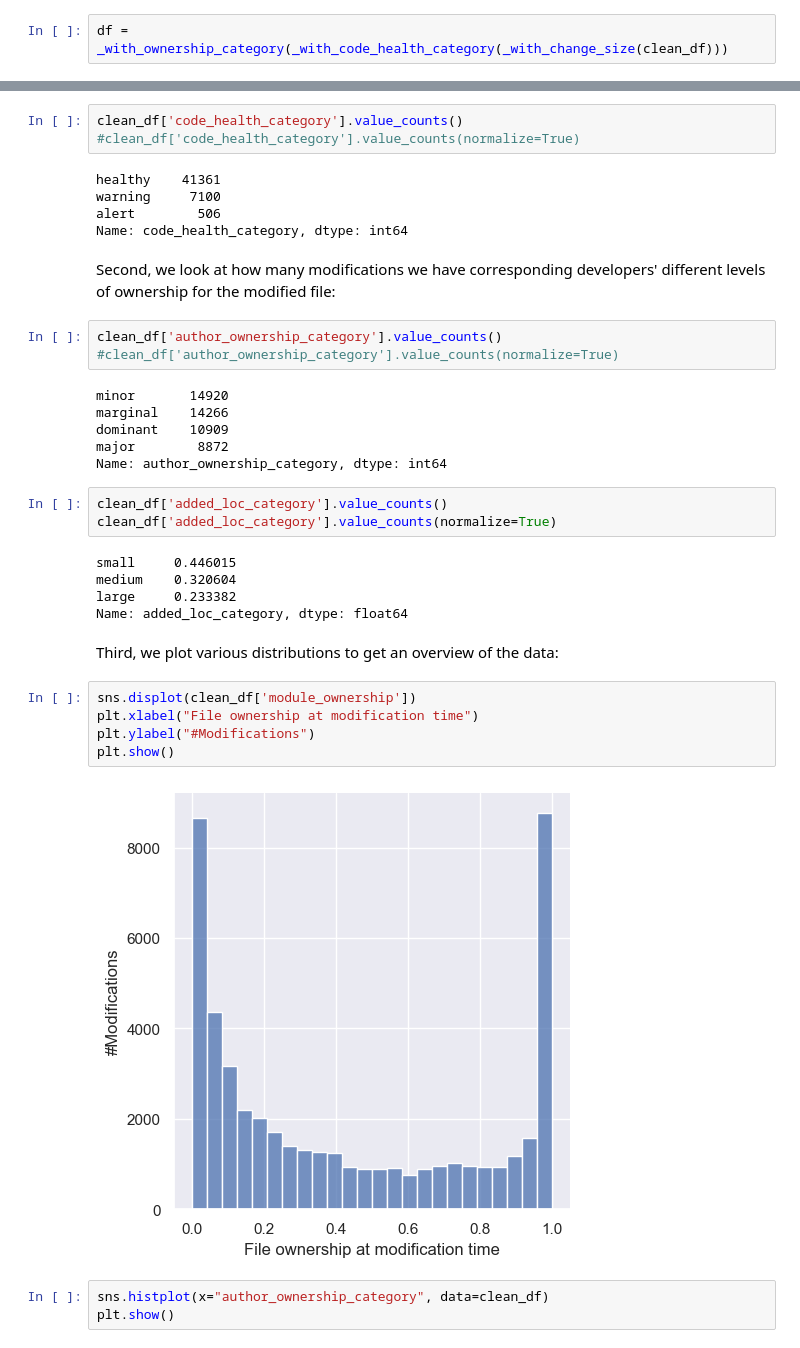
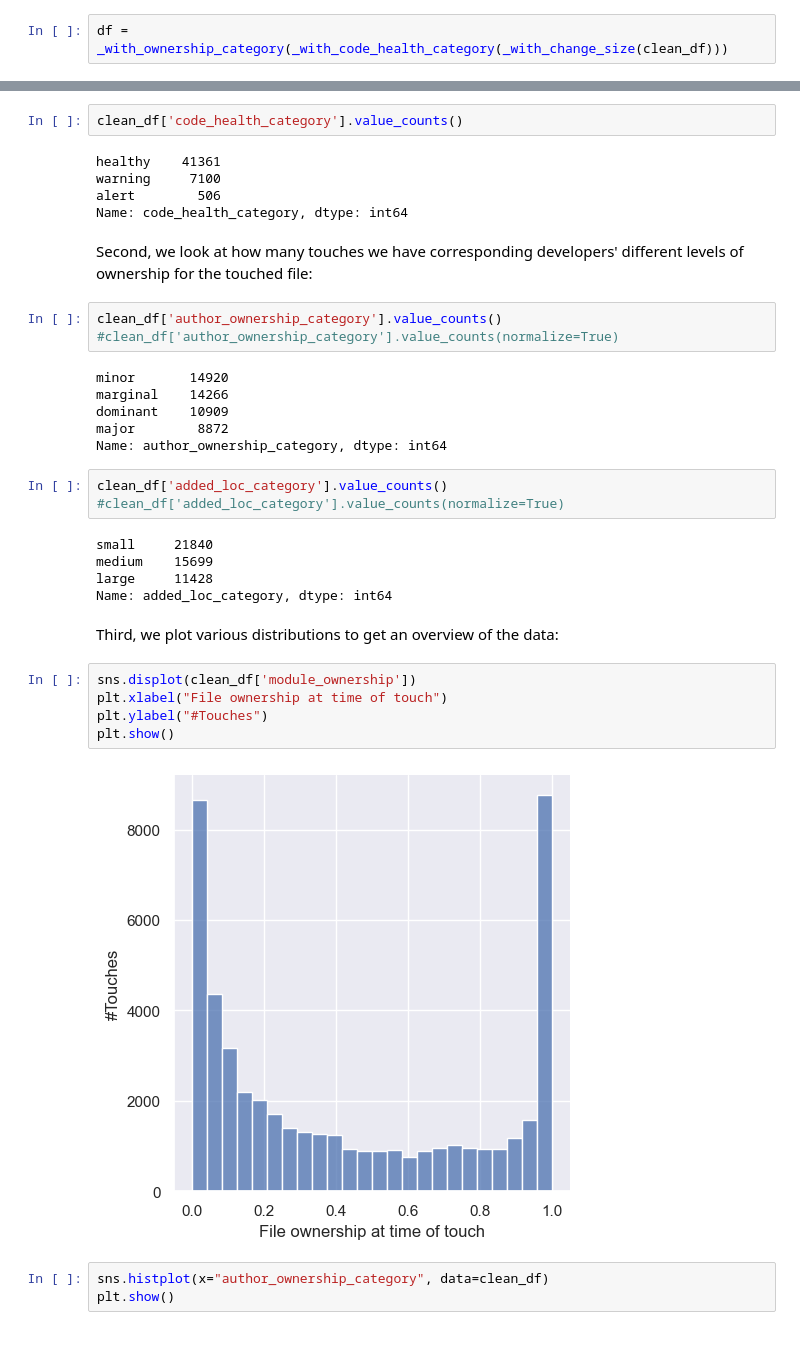
Before and after one commit to codescene-research/u-owns-the-code-ease-2023, a Jupyter notebook: EASE23_U_Owns_the_Code.ipynb, the cells around one changed output, grey strips where cells are left out. Drawn from its saved outputs; the diff is of its cells as text.

```diff
--- a/EASE23_U_Owns_the_Code.ipynb
+++ b/EASE23_U_Owns_the_Code.ipynb
@@ -244,13 +218,12 @@ First, we look at how many modifications we have to files representing different
 # %%
 clean_df['code_health_category'].value_counts()
-#clean_df['code_health_category'].value_counts(normalize=True)
 # %% [output]
 healthy    41361
 warning     7100
 alert        506
 Name: code_health_category, dtype: int64
 # %% [markdown]
-Second, we look at how many modifications we have corresponding developers' different levels of ownership for the modified file:
+Second, we look at how many touches we have corresponding developers' different levels of ownership for the touched file:
 # %%
 clean_df['author_ownership_category'].value_counts()
 #clean_df['author_ownership_category'].value_counts(normalize=True)
@@ -262,21 +235,21 @@ major        8872
 Name: author_ownership_category, dtype: int64
 # %%
 clean_df['added_loc_category'].value_counts()
-clean_df['added_loc_category'].value_counts(normalize=True)
+#clean_df['added_loc_category'].value_counts(normalize=True)
 # %% [output]
-small     0.446015
-medium    0.320604
-large     0.233382
-Name: added_loc_category, dtype: float64
+small     21840
+medium    15699
+large     11428
+Name: added_loc_category, dtype: int64
 # %% [markdown]
 Third, we plot various distributions to get an overview of the data:
 # %%
 sns.displot(clean_df['module_ownership'])
-plt.xlabel("File ownership at modification time")
-plt.ylabel("#Modifications")
+plt.xlabel("File ownership at time of touch")
+plt.ylabel("#Touches")
 plt.show()
 # %% [output]
-[figure, old version]
+[figure, new version]
 # %%
 sns.histplot(x="author_ownership_category", data=clean_df)
 plt.show()
```
Also changed, not shown: parts of 47 cells of this notebook.
